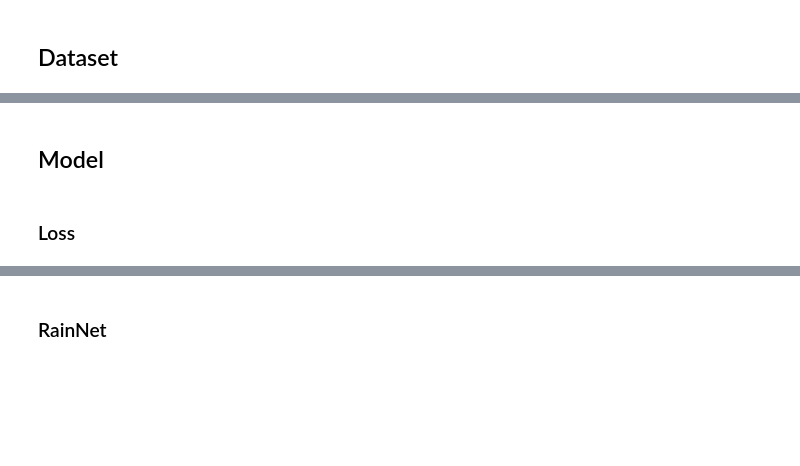
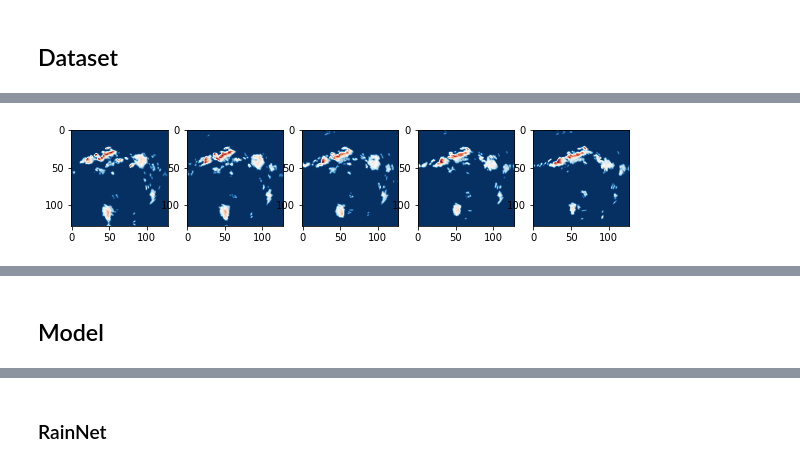
Before and after one commit to giwankim/precipitation-nowcasting, a Jupyter notebook: notebooks/02-rainnet.ipynb, the cells around one changed output, grey strips where cells are left out. Cells and saved outputs as stored; diff of their text form; code cells hidden in the pictures; blank space fills up the shorter version.

```diff
--- a/notebooks/02-rainnet.ipynb
+++ b/notebooks/02-rainnet.ipynb
@@ -132,23 +100,28 @@ class NowcastingDataset(torch.utils.data.Dataset):
 # %%
 class NowcastingDataModule(pl.LightningDataModule):
-    def __init__(self, df, fold, batch_size, test=False, num_workers=4):
+    def __init__(self, df, fold, data_dir, batch_size, test=False, num_workers=4):
         super().__init__()
         self.df = df
         self.fold = fold
+        self.data_dir = data_dir
+        self.batch_size = batch_size
         self.test = test
-        self.batch_size = batch_size
         self.num_workers = 4
 
     def setup(self, stage="train"):
         if stage == "train":
             train_df = self.df[self.df.fold != self.fold]
             val_df = self.df[self.df.fold == self.fold]
-            train_paths = [PATH / "train-128" / fn for fn in train_df.filename.values]
-            val_paths = [PATH / "train-128" / fn for fn in val_df.filename.values]
+            train_paths = [
+                self.data_dir / "train-128" / fn for fn in train_df.filename.values
+            ]
+            val_paths = [
+                self.data_dir / "train-128" / fn for fn in val_df.filename.values
+            ]
             self.train_dataset = NowcastingDataset(train_paths)
             self.val_dataset = NowcastingDataset(val_paths)
         else:
-            test_paths = list((PATH / "test-128").glob("*.npy"))
+            test_paths = list((self.data_dir / "test-128").glob("*.npy"))
             self.test_dataset = NowcastingDataset(test_paths, test=True)
 
     def train_dataloader(self):
@@ -178,18 +151,17 @@ class NowcastingDataModule(pl.LightningDataModule):
 # %% [output]
 [interactive output not drawn]
 # %%
-# datamodule = NowcastingDataModule(df, fold=0, batch_size=32)
-# datamodule.setup()
-# for batch in datamodule.train_dataloader():
-#     xs, ys = batch
-#     x, y = xs[0], ys[0]
-#     x = x.permute(1, 2, 0).numpy()
-#     y = y.permute(1, 2, 0).numpy()
-#     visualize(x, y)
-#     break
+datamodule = NowcastingDataModule(df, fold=0, data_dir=PATH, batch_size=2)
+datamodule.setup()
+for batch in datamodule.train_dataloader():
+    xs, ys = batch
+    x, y = xs[0], ys[0]
+    x = x.permute(1, 2, 0).numpy()
+    y = y.permute(1, 2, 0).numpy()
+    visualize(x, y)
+    break
 # %% [output]
+[figure, added]
 [interactive output not drawn]
 # %% [markdown]
 ## Model
-# %% [markdown]
-### Loss
```
Also changed, not shown: parts of 11 cells of this notebook, 12 other files.
